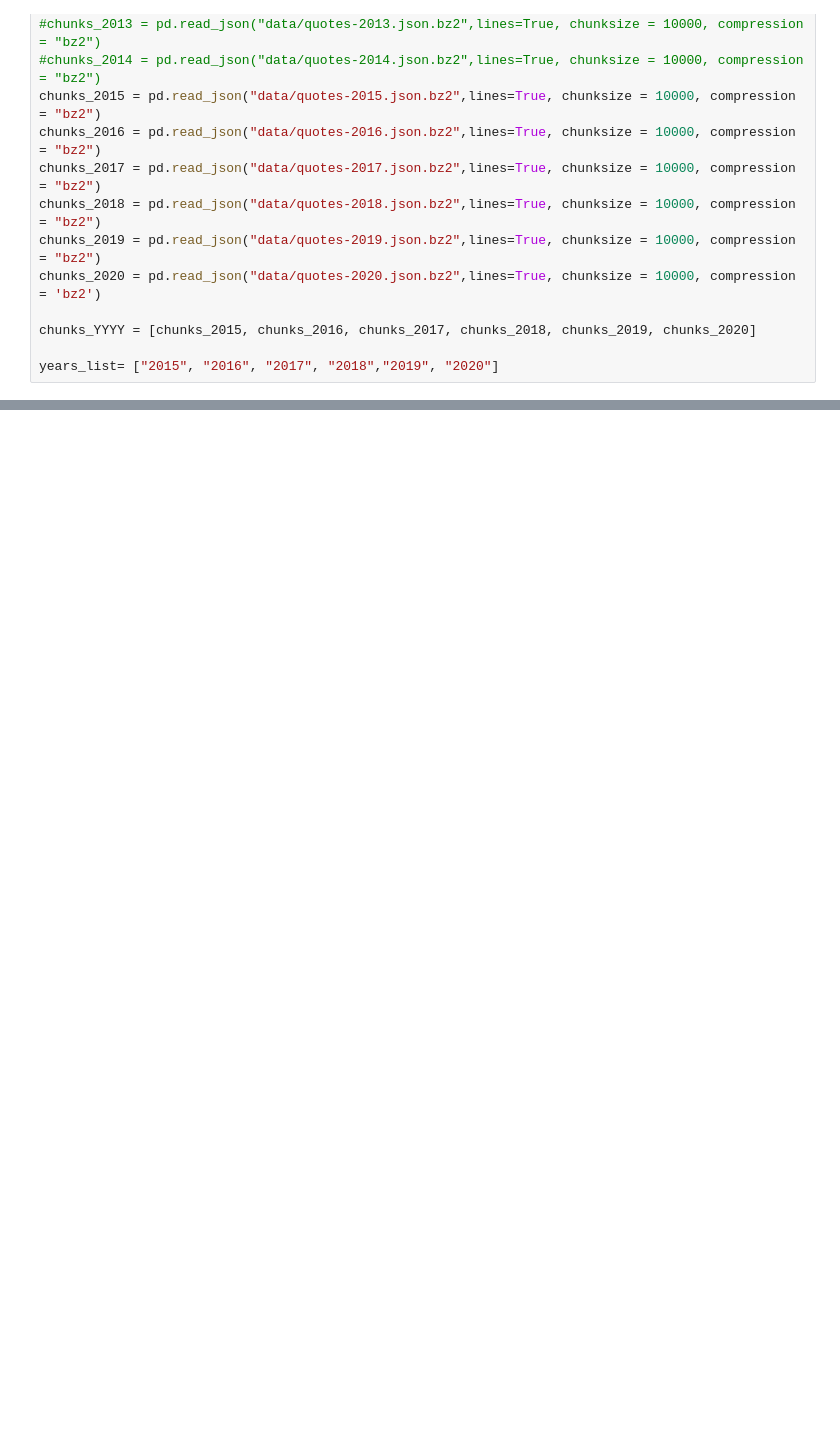
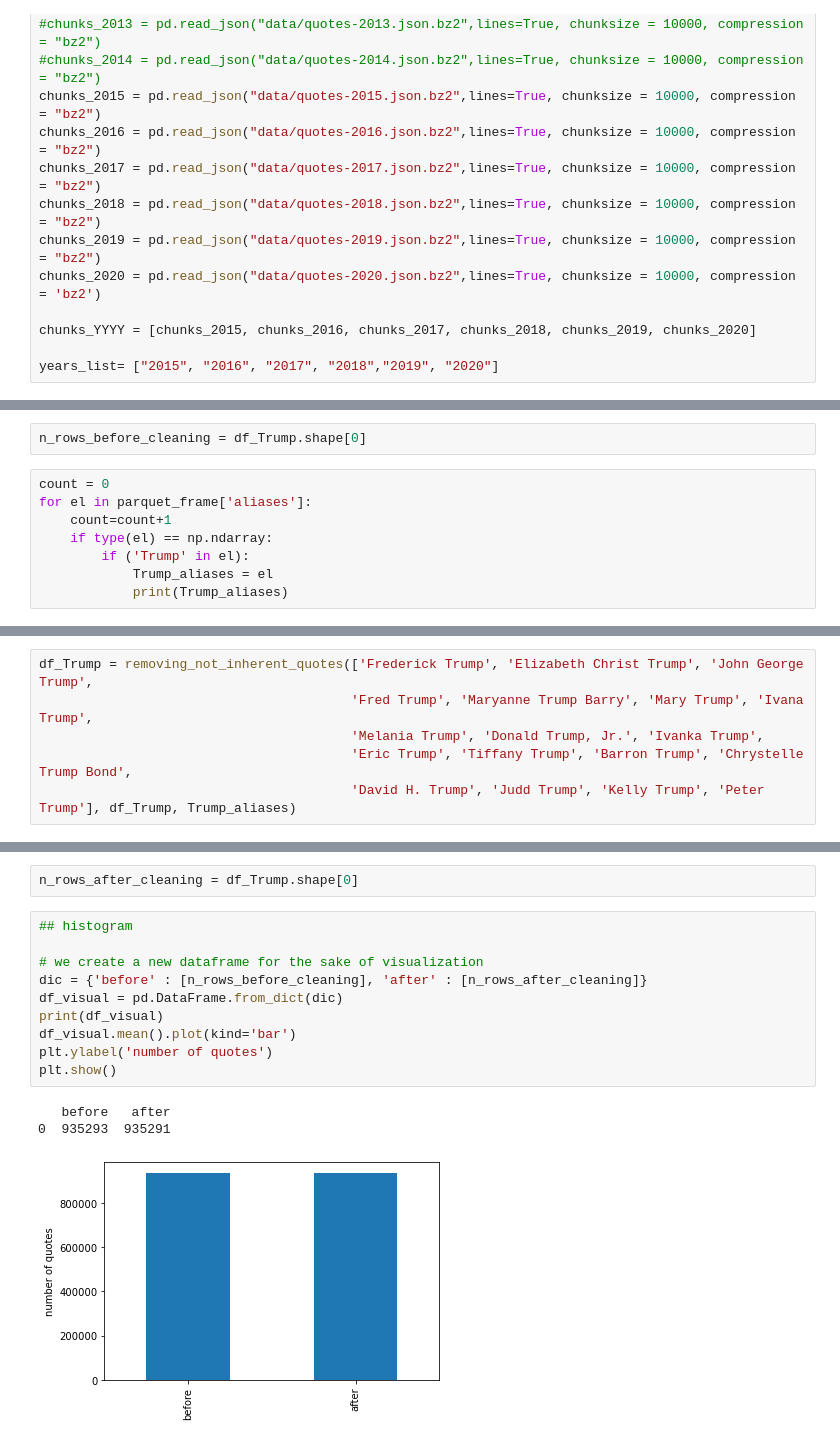
Before and after one commit to lucarossi9/Applied-Data-Analysis-project, a Jupyter notebook: luca.ipynb, the cells around one changed output, grey strips where cells are left out. Cells and saved outputs as stored; diff of their text form; blank space fills up the shorter version.

```diff
--- a/luca.ipynb
+++ b/luca.ipynb
@@ -172,0 +129,10 @@ df_abortion.drop(rows_to_delete)
+# %%
+n_rows_before_cleaning = df_Trump.shape[0]
+# %%
+count = 0
+for el in parquet_frame['aliases']:
+    count=count+1
+    if type(el) == np.ndarray:
+        if ('Trump' in el):
+            Trump_aliases = el
+            print(Trump_aliases)
@@ -172,0 +145,6 @@ df_abortion.drop(rows_to_delete)
+# %%
+df_Trump = removing_not_inherent_quotes(['Frederick Trump', 'Elizabeth Christ Trump', 'John George Trump',
+                                        'Fred Trump', 'Maryanne Trump Barry', 'Mary Trump', 'Ivana Trump',
+                                        'Melania Trump', 'Donald Trump, Jr.', 'Ivanka Trump',
+                                        'Eric Trump', 'Tiffany Trump', 'Barron Trump', 'Chrystelle Trump Bond',
+                                        'David H. Trump', 'Judd Trump', 'Kelly Trump', 'Peter Trump'], df_Trump, Trump_aliases)
@@ -172,0 +167,16 @@ df_abortion.drop(rows_to_delete)
+# %%
+n_rows_after_cleaning = df_Trump.shape[0]
+# %%
+## histogram
+
+# we create a new dataframe for the sake of visualization
+dic = {'before' : [n_rows_before_cleaning], 'after' : [n_rows_after_cleaning]}
+df_visual = pd.DataFrame.from_dict(dic)
+print(df_visual)
+df_visual.mean().plot(kind='bar')
+plt.ylabel('number of quotes')
+plt.show()
+# %% [output]
+   before   after
+0  935293  935291
+[figure, added]
```
Also changed, not shown: parts of 29 cells of this notebook.
